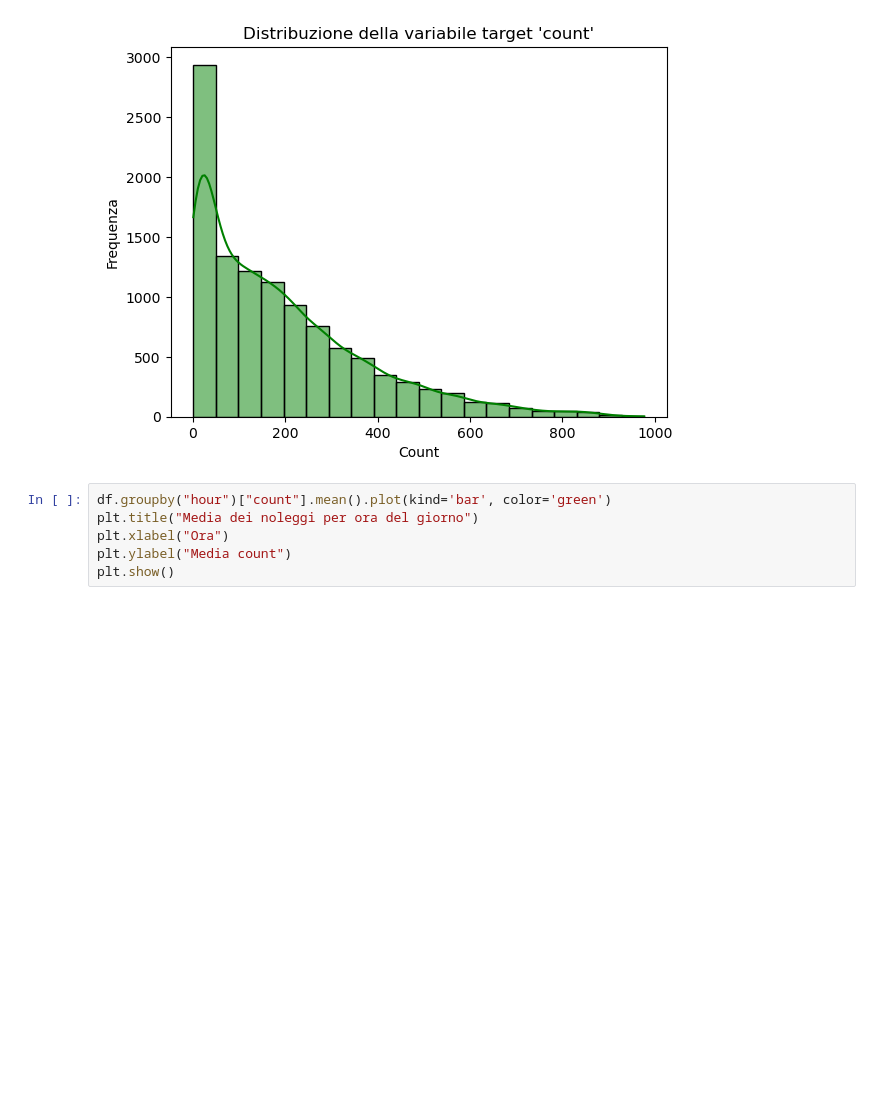
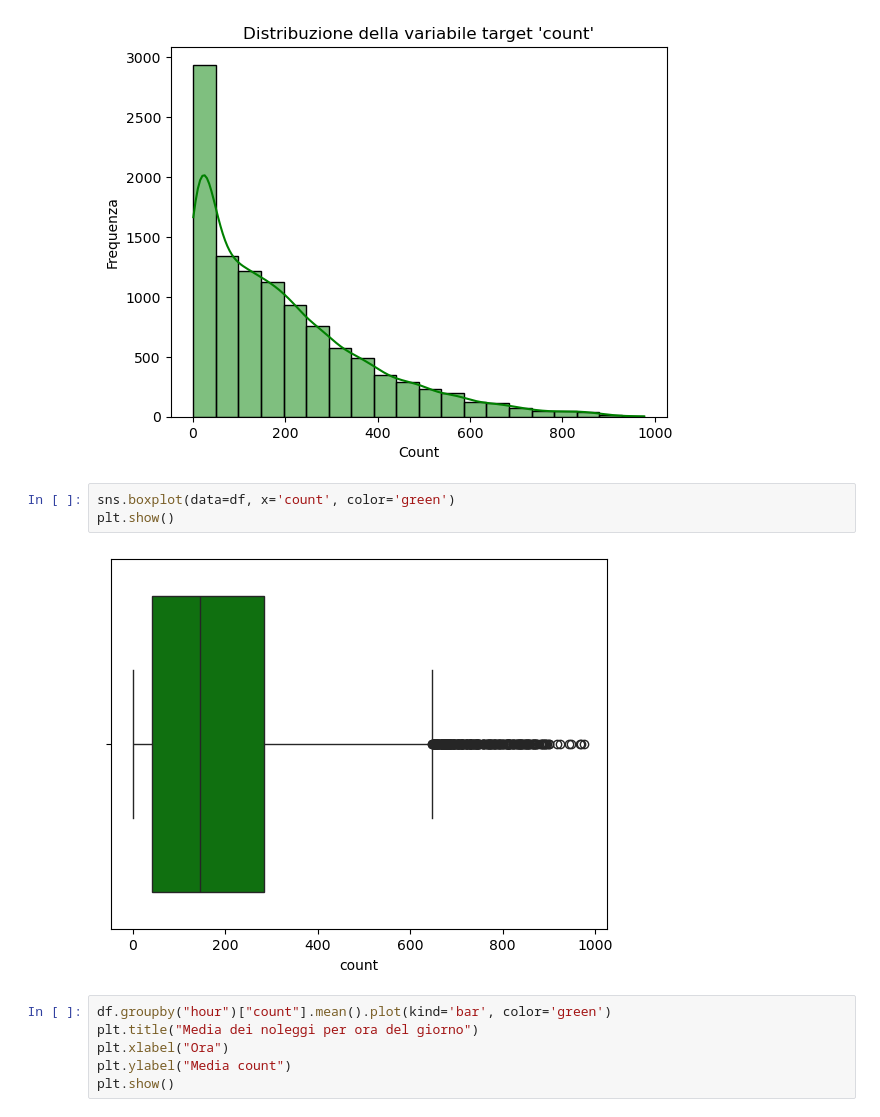
Before and after one commit to SkybunNataliia/Progetto-AI, a Jupyter notebook: report.ipynb, the cells around one changed output. Saved outputs shown, nothing was run; the diff lists cells and outputs as text; blank space fills up the shorter version.

Commit message:
Add: boxplot

```diff
--- a/report.ipynb
+++ b/report.ipynb
@@ -150,6 +150,11 @@ plt.ylabel("Frequenza")
 plt.show()
 # %% [output]
 [figure]
+# %%
+sns.boxplot(data=df, x='count', color='green')
+plt.show()
+# %% [output]
+[figure, added]
 # %%
 df.groupby("hour")["count"].mean().plot(kind='bar', color='green')
 plt.title("Media dei noleggi per ora del giorno")
```
